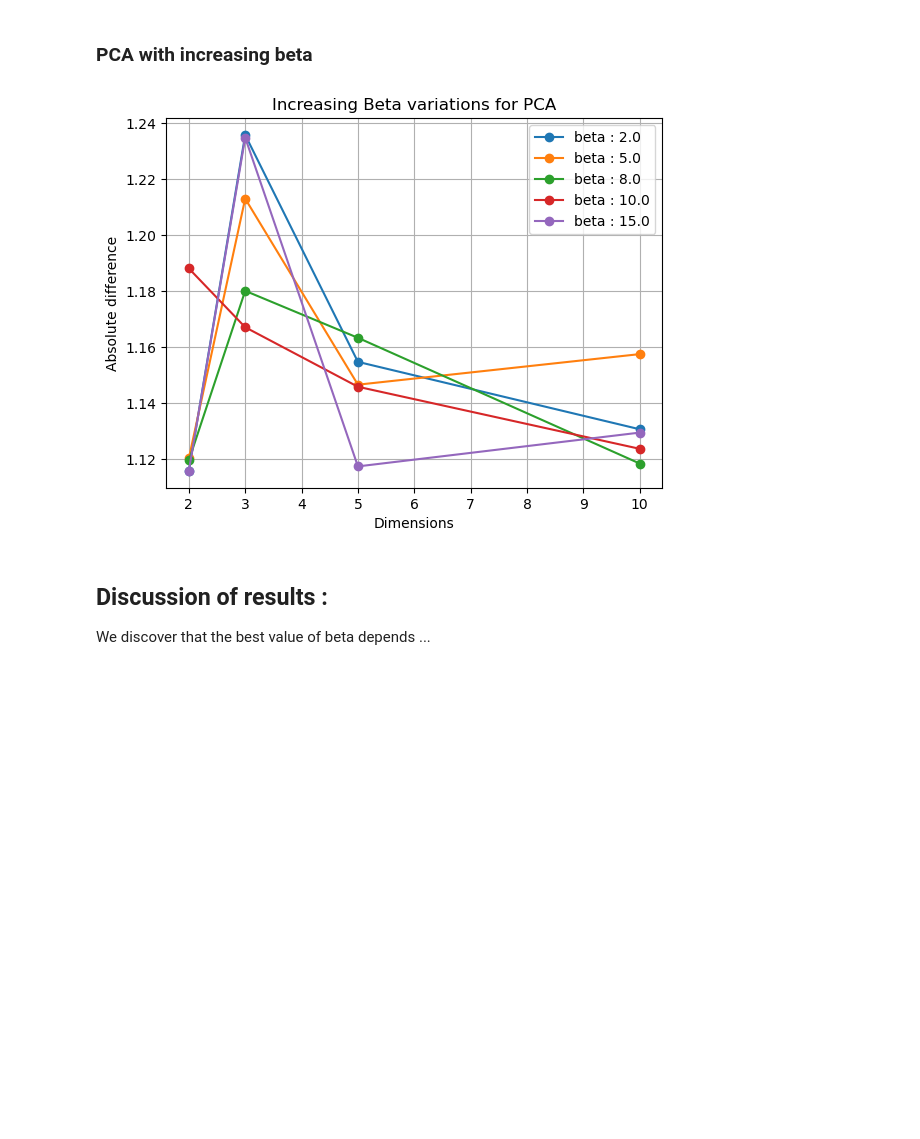
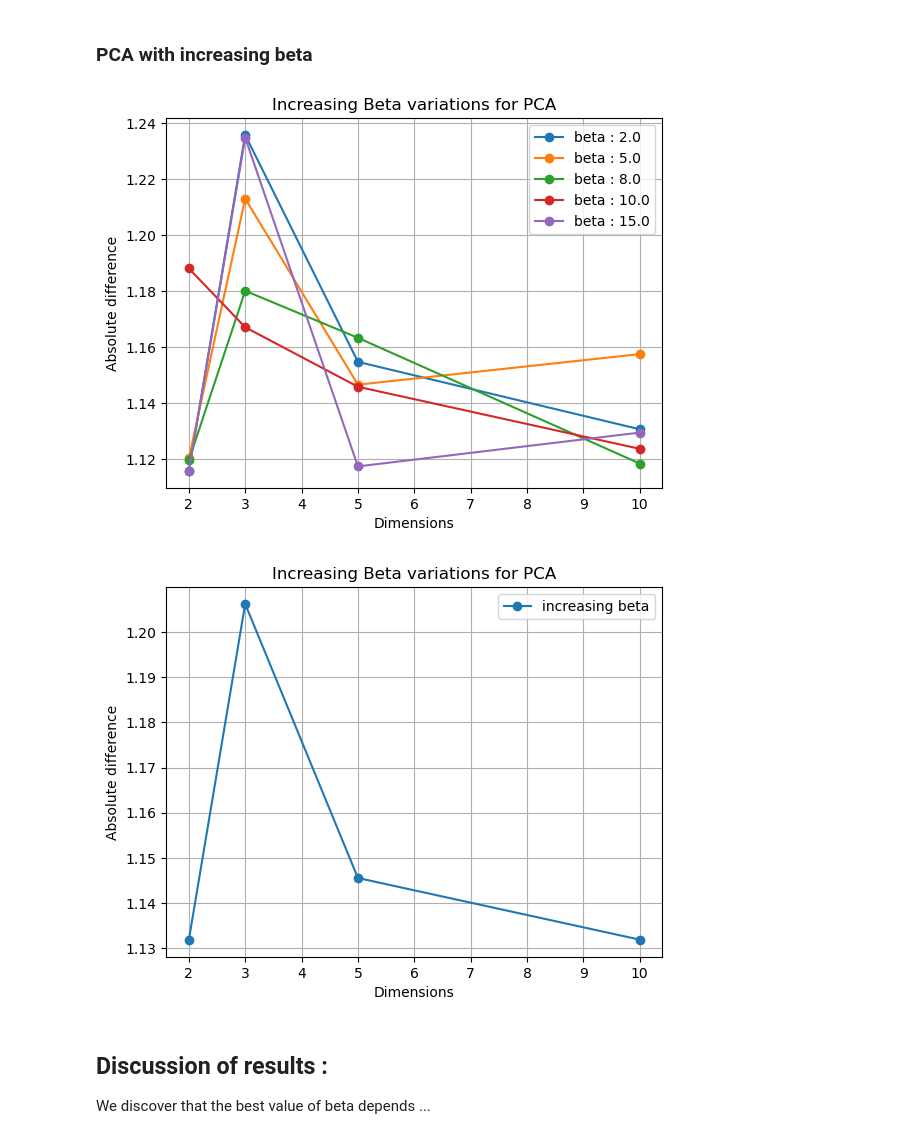
Before and after one commit to Thosam1/BachelorProject, a Jupyter notebook: Bandits/linear-bandits/real-data/linear_UCB_music_recommendations.ipynb, the cells around one changed output. Saved outputs shown, nothing was run; the diff lists cells and outputs as text; code cells hidden in the pictures; blank space fills up the shorter version.

```diff
--- a/Bandits/linear-bandits/real-data/linear_UCB_music_recommendations.ipynb
+++ b/Bandits/linear-bandits/real-data/linear_UCB_music_recommendations.ipynb
@@ -314,26 +318,27 @@ avg_regrets_by_dim, avg_diff_by_dim = np.load('./saved-data/pca_increasing_beta_
 # %%
 # Plot
 list_of_dict = avg_diff_by_dim
 list_of_labels = list_of_labels_from_values_list(beta_values, "beta : ")
 plot_dict_list(list_of_dict, "Dimensions", "Absolute difference", "Increasing Beta variations for PCA", list_of_labels)
 
 # When beta is increasing, the beta value given does not matter since it only depends on the round
 # Therefore we can average it:
 
 total_avg_diff = {}
 for dic in avg_diff_by_dim:
     for key in dic:
         if key in total_avg_diff:
             total_avg_diff[key] += dic[key]
         else:
             total_avg_diff[key] = dic[key]
 
 for key in total_avg_diff:
     total_avg_diff[key] = total_avg_diff[key] / len(avg_diff_by_dim)
 
-plot_dict_list([total_avg_diff], "Dimensions", "Absolute difference", "Increasing Beta variations for ISOMAP", ["increasing beta"])
+plot_dict_list([total_avg_diff], "Dimensions", "Absolute difference", "Increasing Beta variations for PCA", ["increasing beta"])
 # %% [output]
 [figure]
+[figure, added]
 # %% [markdown]
 ## Discussion of results :
 
```
Also changed, not shown: parts of 5 cells of this notebook, 18 other files.
